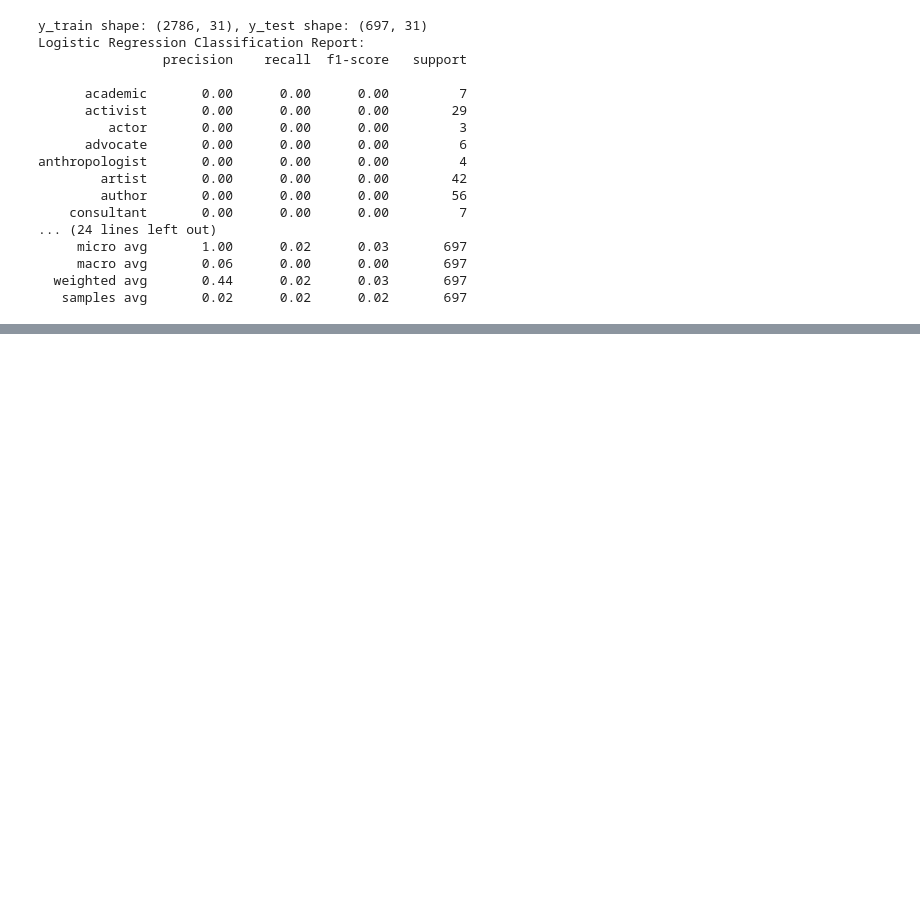
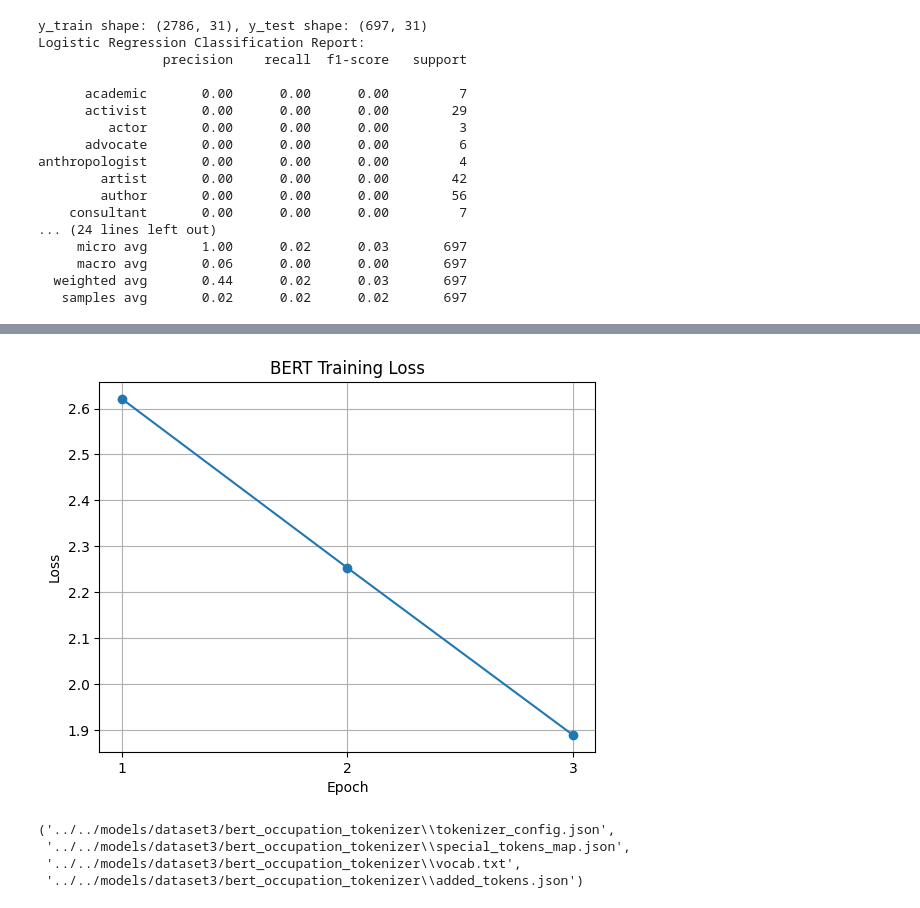
Before and after one commit to 1MGSY0/NLPExplorationProject, a Jupyter notebook: src/Dataset3/occupation_classification.ipynb, the cells around one changed output, grey strips where cells are left out. Saved outputs shown, nothing was run; the diff lists cells and outputs as text; code cells hidden in the pictures; blank space fills up the shorter version.

Commit message:
fine-tuned BERT method

```diff
--- a/src/Dataset3/occupation_classification.ipynb
+++ b/src/Dataset3/occupation_classification.ipynb
@@ -191,0 +303,21 @@ anthropologist       0.00      0.00      0.00         4
+# %%
+import matplotlib.pyplot as plt
+# Plot training loss
+plt.plot(range(1, epochs+1), avg_losses, marker='o')
+plt.title('BERT Training Loss')
+plt.xlabel('Epoch')
+plt.ylabel('Loss')
+plt.xticks(range(1, epochs+1))
+plt.grid()
+plt.show()
+# %% [output]
+[figure, added]
+# %%
+# Save the fine-tuned model
+model.save_pretrained('../../models/dataset3/bert_occupation_classifier')
+tokenizer.save_pretrained('../../models/dataset3/bert_occupation_tokenizer')
+# %% [output]
+('../../models/dataset3/bert_occupation_tokenizer\\tokenizer_config.json',
+ '../../models/dataset3/bert_occupation_tokenizer\\special_tokens_map.json',
+ '../../models/dataset3/bert_occupation_tokenizer\\vocab.txt',
+ '../../models/dataset3/bert_occupation_tokenizer\\added_tokens.json')
```
Also changed, not shown: parts of 3 cells of this notebook.
